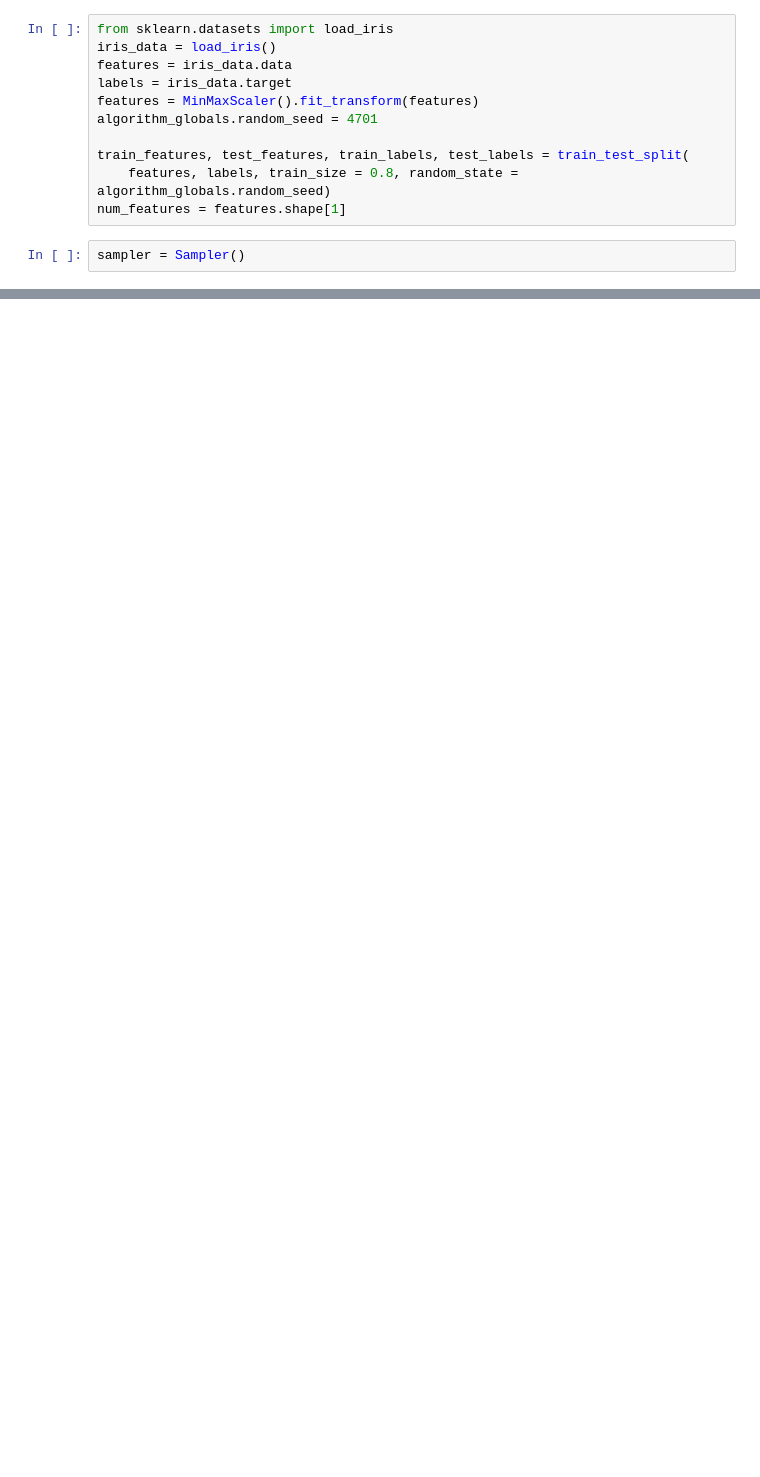
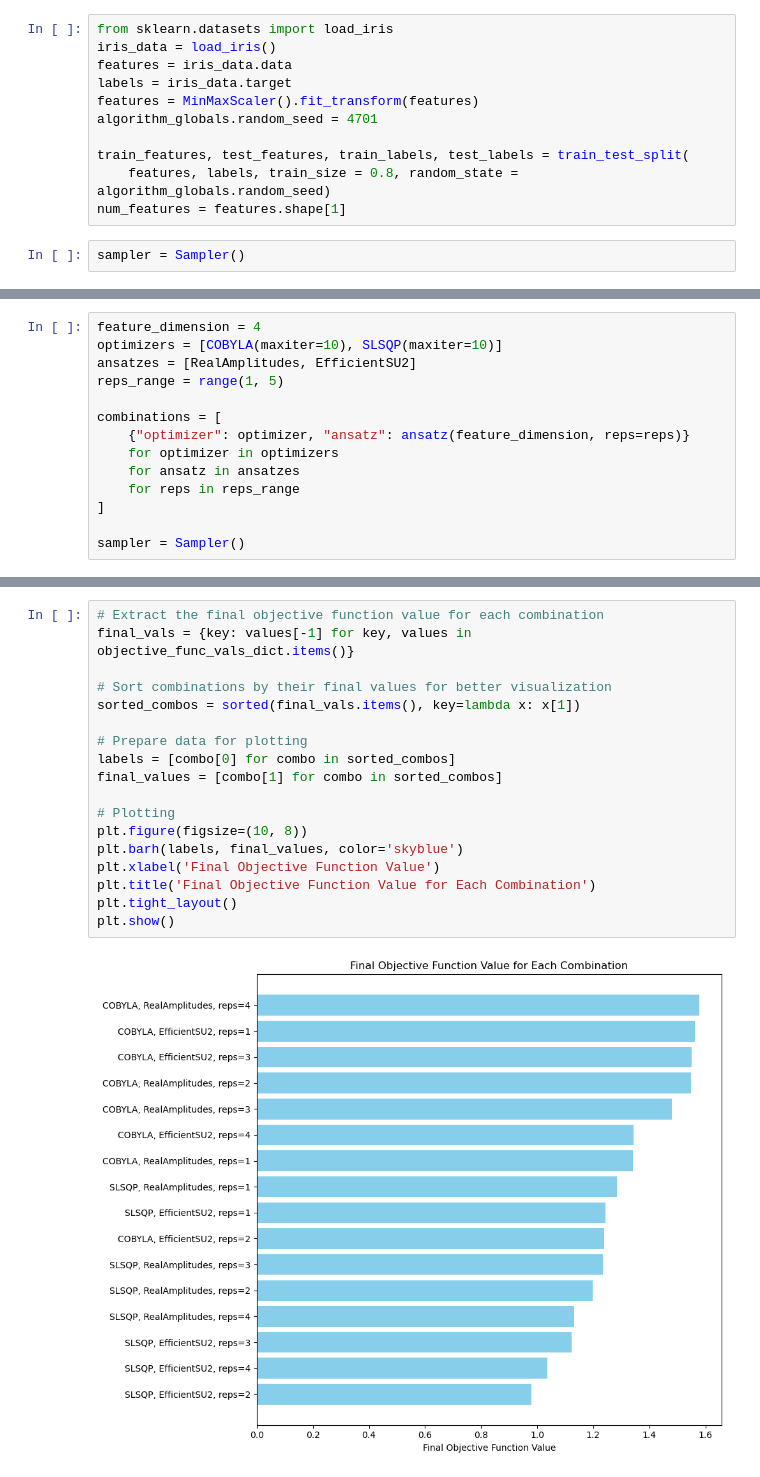
Before and after one commit to LukePower01/ml-to-qml, a Jupyter notebook: optimal-ansatz-opimzer.ipynb, the cells around one changed output, grey strips where cells are left out. Drawn from its saved outputs; the diff is of its cells as text; blank space fills up the shorter version.

```diff
--- a/optimal-ansatz-opimzer.ipynb
+++ b/optimal-ansatz-opimzer.ipynb
@@ -108,0 +73,14 @@ TypeError: callback_graph() missing 2 required positional arguments: 'mean' and
+# %%
+feature_dimension = 4
+optimizers = [COBYLA(maxiter=10), SLSQP(maxiter=10)]
+ansatzes = [RealAmplitudes, EfficientSU2]
+reps_range = range(1, 5)
+
+combinations = [
+    {"optimizer": optimizer, "ansatz": ansatz(feature_dimension, reps=reps)}
+    for optimizer in optimizers
+    for ansatz in ansatzes
+    for reps in reps_range
+]
+
+sampler = Sampler()
@@ -108,0 +153,20 @@ TypeError: callback_graph() missing 2 required positional arguments: 'mean' and
+# %%
+# Extract the final objective function value for each combination
+final_vals = {key: values[-1] for key, values in objective_func_vals_dict.items()}
+
+# Sort combinations by their final values for better visualization
+sorted_combos = sorted(final_vals.items(), key=lambda x: x[1])
+
+# Prepare data for plotting
+labels = [combo[0] for combo in sorted_combos]
+final_values = [combo[1] for combo in sorted_combos]
+
+# Plotting
+plt.figure(figsize=(10, 8))
+plt.barh(labels, final_values, color='skyblue')
+plt.xlabel('Final Objective Function Value')
+plt.title('Final Objective Function Value for Each Combination')
+plt.tight_layout()
+plt.show()
+# %% [output]
+[figure, added]
```
Also changed, not shown: parts of 9 cells of this notebook, 2 other files.
